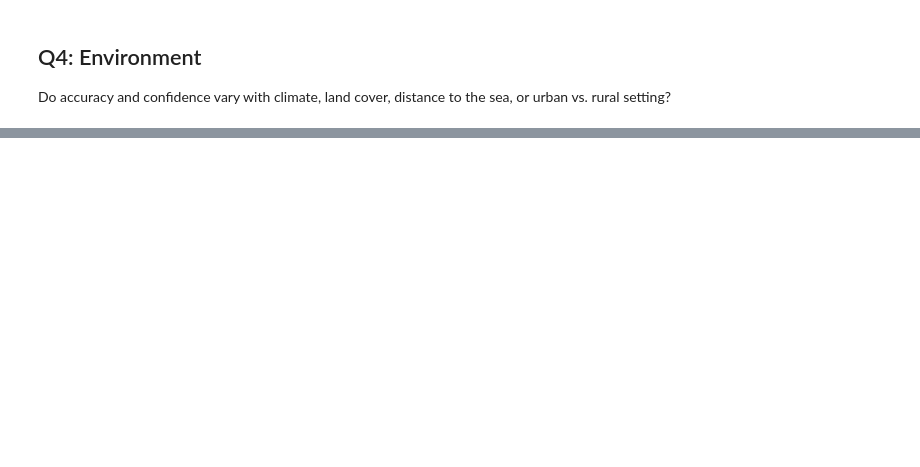
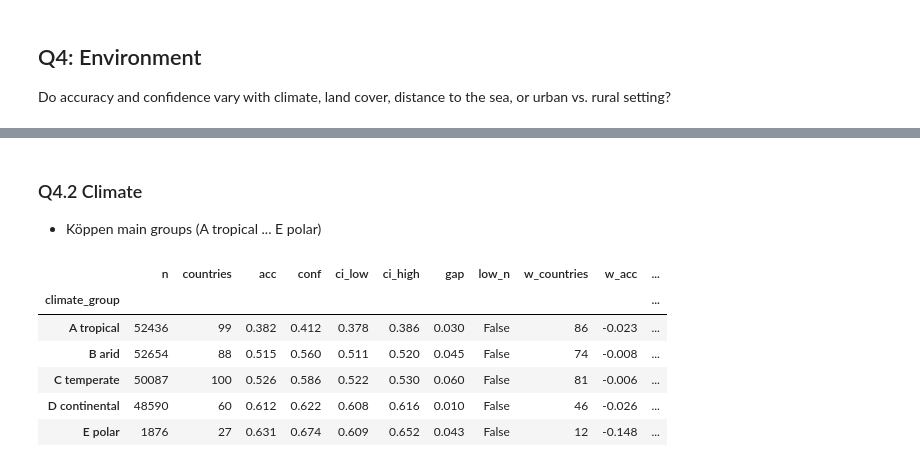
Before and after one commit to mhammer3366/ai_and_visualisation_OpenSI, a Jupyter notebook: notebooks/phase1_AI.ipynb, the cells around one changed output, grey strips where cells are left out. Saved outputs shown, nothing was run; the diff lists cells and outputs as text; code cells hidden in the pictures; blank space fills up the shorter version.

```diff
--- a/notebooks/phase1_AI.ipynb
+++ b/notebooks/phase1_AI.ipynb
@@ -129,0 +239,15 @@ from pair_a import q4_environment as q4
+# %% [markdown]
+### Q4.2 Climate
+- Köppen main groups (A tropical ... E polar)
+# %%
+cl = q4.effect_table(env, "climate_group")
+display(cl.round(3))
+q4.plot_effects(cl, "Climate: raw vs. within-country accuracy", order=list(q4.CLIMATE_GROUPS.values())).show()
+# %% [output]
+|  | n | countries | acc | conf | ci_low | ci_high | gap | low_n | w_countries | w_acc | ... |
+| climate_group |  |  |  |  |  |  |  |  |  |  | ... |
+| A tropical | 52436 | 99 | 0.382 | 0.412 | 0.378 | 0.386 | 0.030 | False | 86 | -0.023 | ... |
+| B arid | 52654 | 88 | 0.515 | 0.560 | 0.511 | 0.520 | 0.045 | False | 74 | -0.008 | ... |
+| C temperate | 50087 | 100 | 0.526 | 0.586 | 0.522 | 0.530 | 0.060 | False | 81 | -0.006 | ... |
+| D continental | 48590 | 60 | 0.612 | 0.622 | 0.608 | 0.616 | 0.010 | False | 46 | -0.026 | ... |
+| E polar | 1876 | 27 | 0.631 | 0.674 | 0.609 | 0.652 | 0.043 | False | 12 | -0.148 | ... |
```
Also changed, not shown: parts of 17 cells of this notebook, 2 other files.
